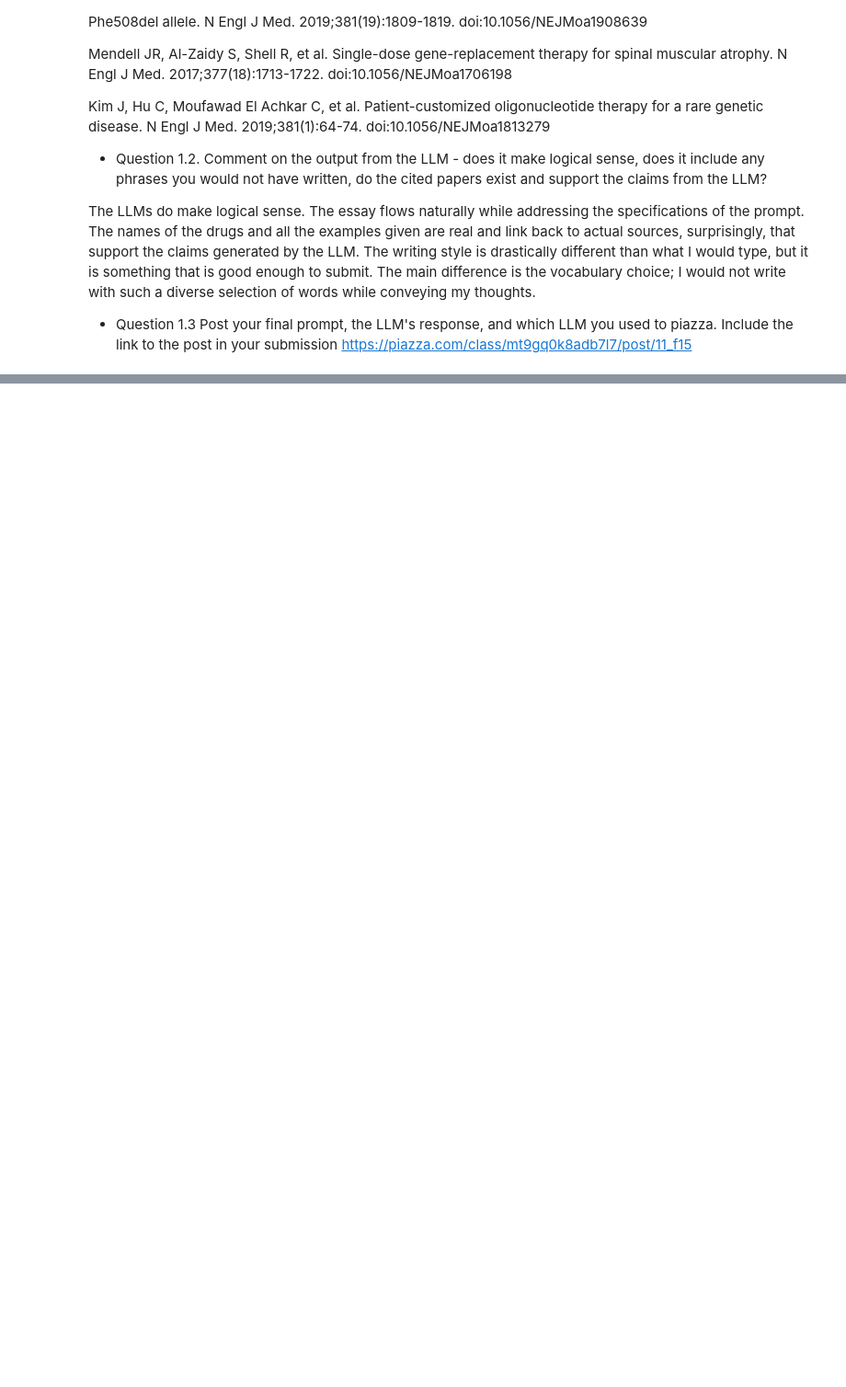
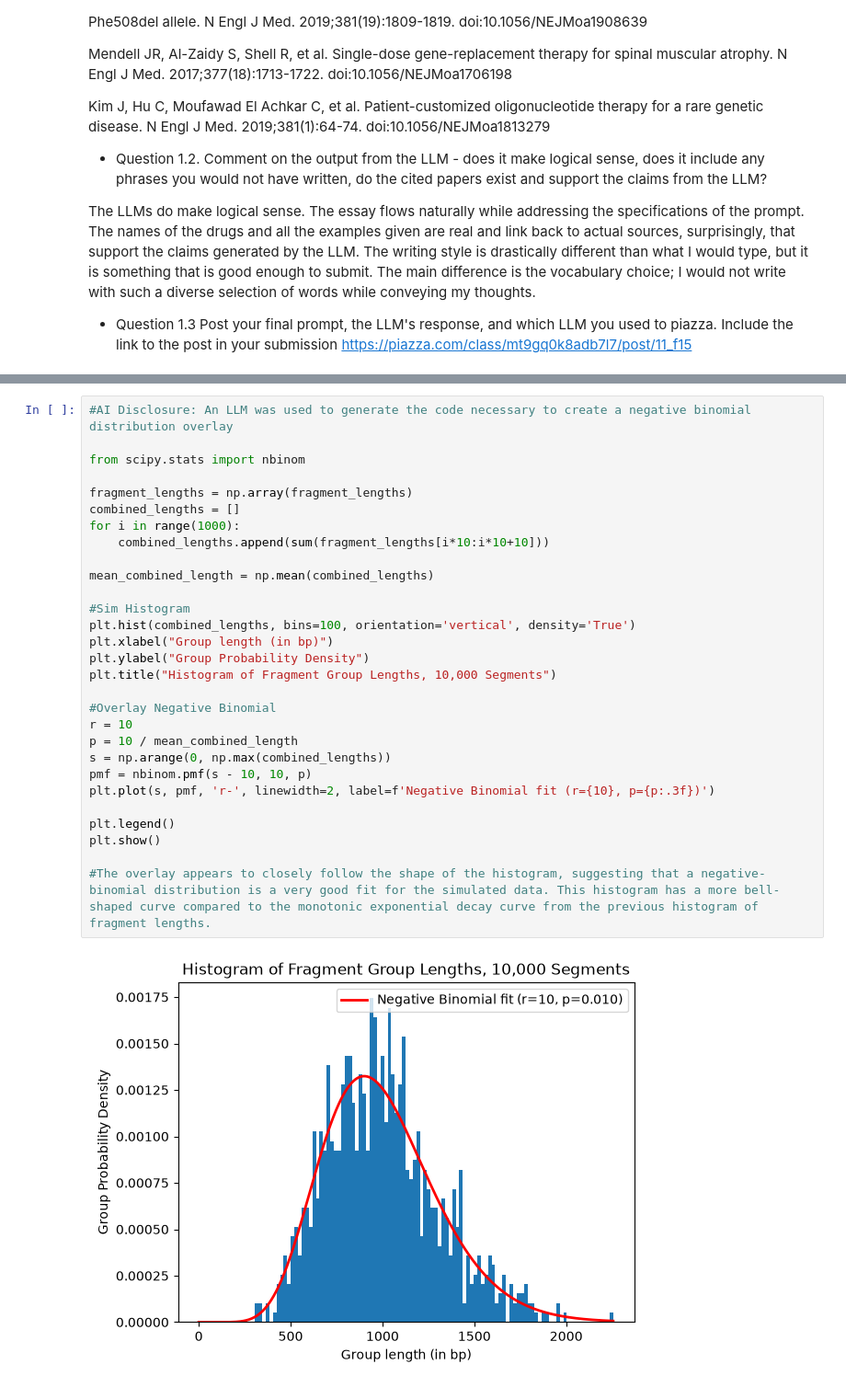
Before and after one commit to kolluashrith/CG-ACG, a Jupyter notebook: Assignment1.ipynb, the cells around one changed output, grey strips where cells are left out. Shown at 92% size. Cells and saved outputs as stored; diff of their text form; blank space fills up the shorter version.

```diff
--- a/Assignment1.ipynb
+++ b/Assignment1.ipynb
@@ -48,0 +224,31 @@ https://piazza.com/class/mt9gq0k8adb7l7/post/11_f15
+# %%
+#AI Disclosure: An LLM was used to generate the code necessary to create a negative binomial distribution overlay
+
+from scipy.stats import nbinom
+
+fragment_lengths = np.array(fragment_lengths)
+combined_lengths = []
+for i in range(1000):
+    combined_lengths.append(sum(fragment_lengths[i*10:i*10+10]))
+
+mean_combined_length = np.mean(combined_lengths)
+
+#Sim Histogram
+plt.hist(combined_lengths, bins=100, orientation='vertical', density='True')
+plt.xlabel("Group length (in bp)")
+plt.ylabel("Group Probability Density")
+plt.title("Histogram of Fragment Group Lengths, 10,000 Segments")
+
+#Overlay Negative Binomial
+r = 10
+p = 10 / mean_combined_length
+s = np.arange(0, np.max(combined_lengths))
+pmf = nbinom.pmf(s - 10, 10, p)
+plt.plot(s, pmf, 'r-', linewidth=2, label=f'Negative Binomial fit (r={10}, p={p:.3f})')
+
+plt.legend()
+plt.show()
+
+#The overlay appears to closely follow the shape of the histogram, suggesting that a negative-binomial distribution is a very good fit for the simulated data. This histogram has a more bell-shaped curve compared to the monotonic exponential decay curve from the previous histogram of fragment lengths.
+# %% [output]
+[figure, added]
```
Also changed, not shown: parts of 21 cells of this notebook, 1 other file.
